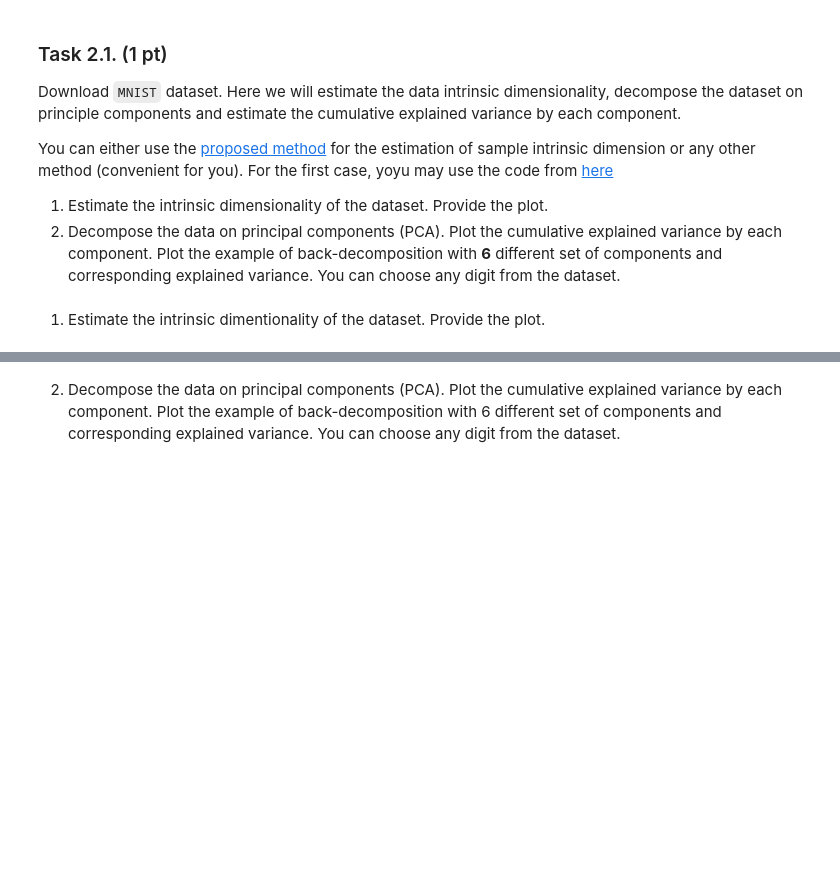
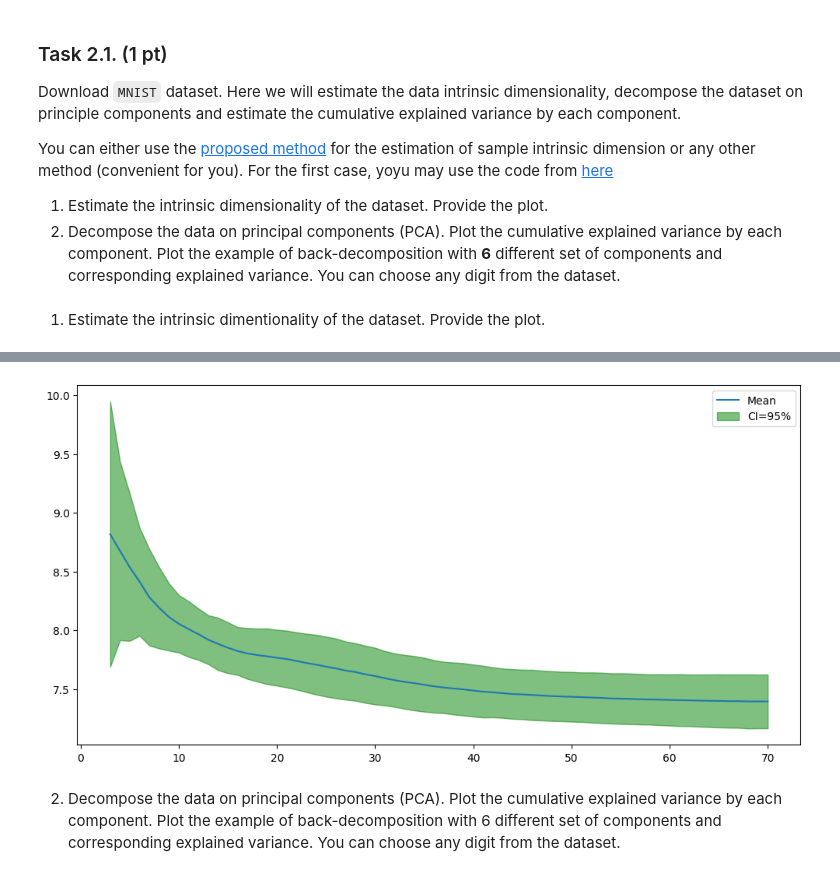
Before and after one commit to sacr1f1ce/ML, a Jupyter notebook: HW_2/Part2/ML2023HW02_part2.ipynb, the cells around one changed output, grey strips where cells are left out. Cells and saved outputs as stored; diff of their text form; code cells hidden in the pictures; blank space fills up the shorter version.

```diff
--- a/HW_2/Part2/ML2023HW02_part2.ipynb
+++ b/HW_2/Part2/ML2023HW02_part2.ipynb
@@ -144,2 +186,80 @@ Expected output format
+# %%
+### BEGIN SOLUTION (do not delete this comment!)
+
+def intrinsic_dim_sample_wise(X, k=5):
+    neighb = NearestNeighbors(n_neighbors=k + 1).fit(X)
+    dist, ind = neighb.kneighbors(X)
+    dist = dist[:, 1:]
+    dist = dist[:, 0:k]
+    assert dist.shape == (X.shape[0], k)
+    assert np.all(dist > 0)
+    d = np.log(dist[:, k - 1: k] / dist[:, 0:k-1])
+    d = d.sum(axis=1) / (k - 2)
+    d = 1. / d
+    intdim_sample = d
+    return intdim_sample
+
+def intrinsic_dim_scale_interval(X, k1=10, k2=20):
+    X = pd.DataFrame(X).drop_duplicates().values # remove duplicates in case you use bootstrapping
+    intdim_k = []
+    for k in range(k1, k2 + 1):
+        m = intrinsic_dim_sample_wise(X, k).mean()
+        intdim_k.append(m)
+    return intdim_k
+
+def repeated(func, X, nb_iter=100, random_state=None, verbose=0, mode='bootstrap', **func_kw):
+    if random_state is None:
+        rng = np.random
+    else:
+        rng = np.random.RandomState(random_state)
+    nb_examples = X.shape[0]
+    results = []
+
+    iters = range(nb_iter)
+    if verbose > 0:
+        iters = tqdm(iters)
+    for i in iters:
+        if mode == 'bootstrap':
+            Xr = X[rng.randint(0, nb_examples, size=nb_examples)]
+        elif mode == 'shuffle':
+            ind = np.arange(nb_examples)
+            rng.shuffle(ind)
+            Xr = X[ind]
+        elif mode == 'same':
+            Xr = X
+        else:
+            raise ValueError('unknown mode : {}'.format(mode))
+        results.append(func(Xr, **func_kw))
+    return results
+
+
+k1 = 3 # start of interval(included)
+k2 = 70 # end of interval(included)
+intdim_k_repeated = repeated(intrinsic_dim_scale_interval,
+                             data,
+                             mode='bootstrap',
+                             nb_iter=50, # nb_iter for bootstrapping
+                             verbose=1,
+                             k1=k1, k2=k2)
+intdim_k_repeated = np.array(intdim_k_repeated)
+
+fig = plt.figure(figsize=(12, 6))
+plt.plot(np.arange(3, 71), intdim_k_repeated.mean(axis=0), label='Mean')
+
+plt.fill_between(
+    np.arange(3, 71),
+    intdim_k_repeated.mean(axis=0) - 1.96 * intdim_k_repeated.std(axis=0),
+    intdim_k_repeated.mean(axis=0) + 1.96 * intdim_k_repeated.std(axis=0),
+    alpha=0.5,
+    label='CI=95%',
+    color='g'
+)
+
+plt.legend()
+plt.show()
+
+### END SOLUTION (do not delete this comment!)
+# %% [output]
+[figure, added]
 # %% [markdown]
 2) Decompose the data on principal components (PCA). Plot the cumulative explained variance by each component. Plot the example of back-decomposition with 6 different set of components and corresponding explained variance. You can choose any digit from the dataset.
```
Also changed, not shown: parts of 37 cells of this notebook, 1 other file.
